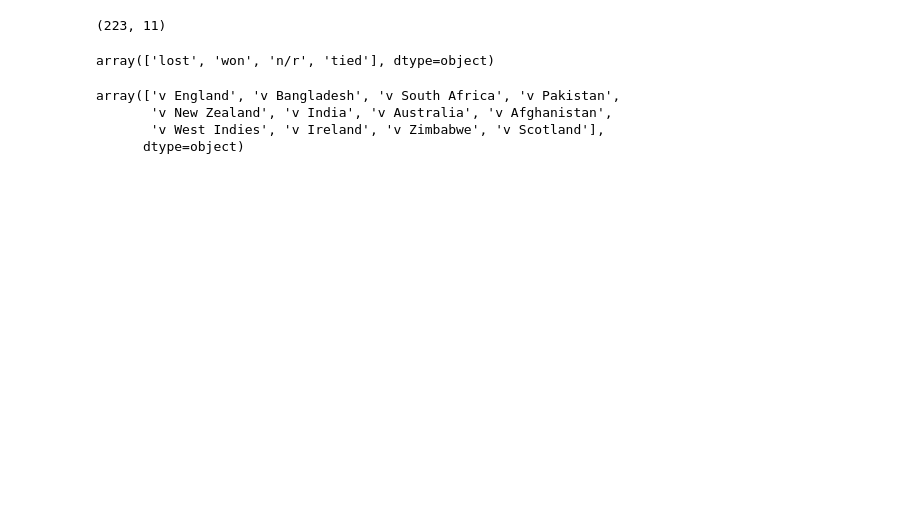
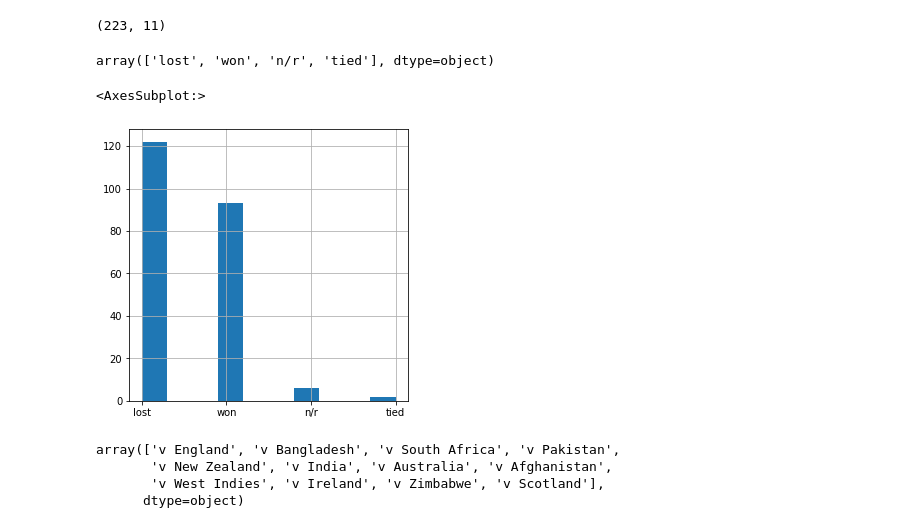
Before and after one commit to ThejakaSEP/Cricket, a Jupyter notebook: Feature Significance.ipynb, the cells around one changed output. Cells and saved outputs as stored; diff of their text form; code cells hidden in the pictures; blank space fills up the shorter version.

```diff
--- a/Feature Significance.ipynb
+++ b/Feature Significance.ipynb
@@ -78,6 +80,12 @@ result1 = df['Result'].unique()
 result1
 # %% [output]
 array(['lost', 'won', 'n/r', 'tied'], dtype=object)
+# %%
+#Histogram for Result
+df['Result'].hist(figsize = (5, 5))
+# %% [output]
+<AxesSubplot:>
+[figure, added]
 # %%
 # Let's replace these values with int
 df['Result'].replace({"n/r": int(2), "lost": int(0),"won":int(1),"tied":int(3)}, inplace=True)
```
Also changed, not shown: parts of 13 cells of this notebook.
